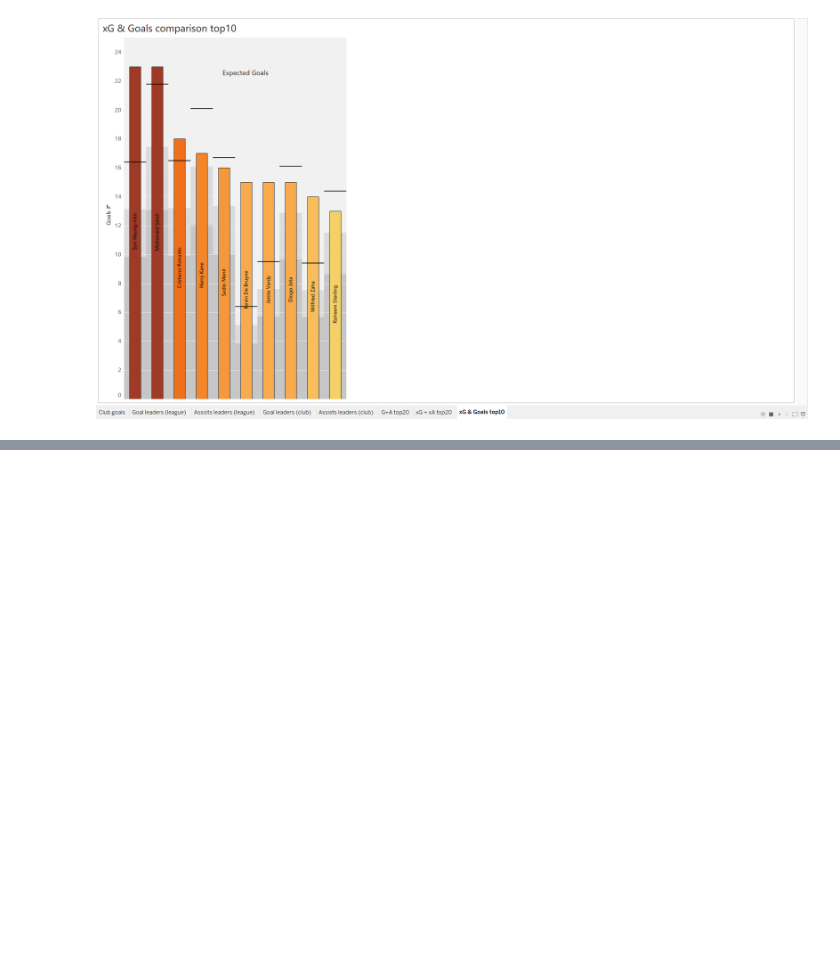
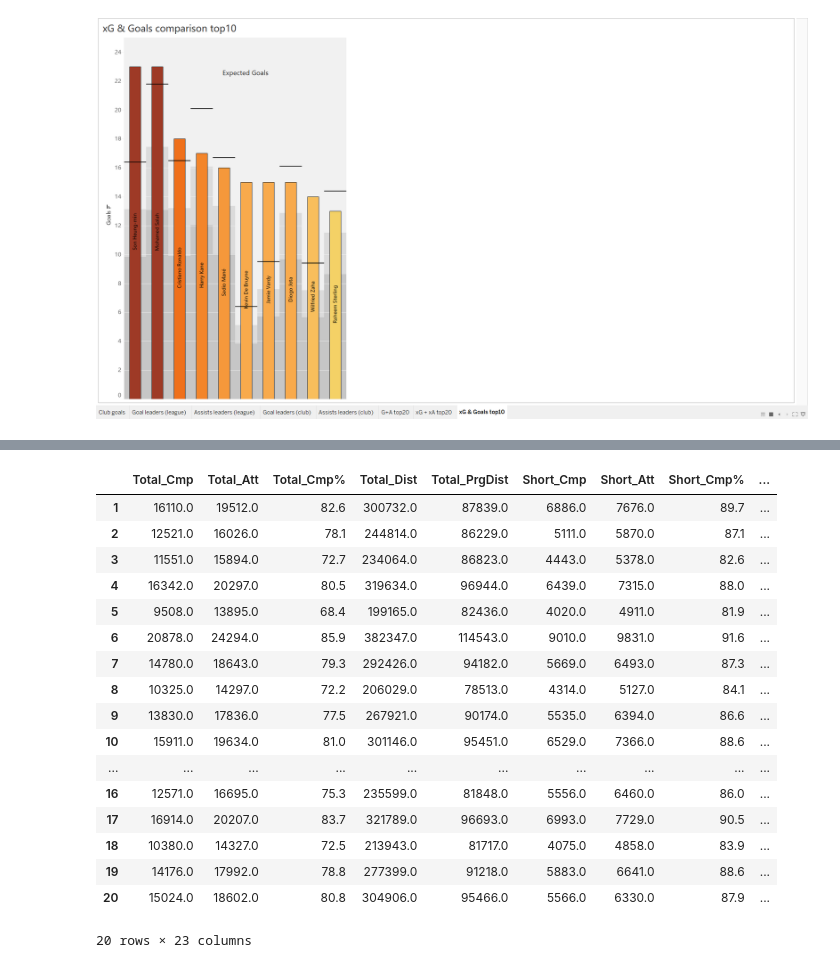
Before and after one commit to htuteja04/EDA, a Jupyter notebook: Notebooks/PL.ipynb, the cells around one changed output, grey strips where cells are left out. Saved outputs shown, nothing was run; the diff lists cells and outputs as text; code cells hidden in the pictures; blank space fills up the shorter version.

```diff
--- a/Notebooks/PL.ipynb
+++ b/Notebooks/PL.ipynb
@@ -625,0 +683,2 @@ Passing
+# %%
+Passing = Passing.drop('90s',axis=1)
@@ -625,0 +726,4 @@ Passing
+# %%
+Passing_a = Passing.drop('Squad',axis=1)
+# %%
+Passing_a[Passing_a.columns] = Passing_a[Passing_a.columns].astype(float)
@@ -625,0 +750,23 @@ Passing
+# %%
+Passing_a['Club'] = Passing['Squad']
+# %%
+Passing_a
+# %% [output]
+|  | Total_Cmp | Total_Att | Total_Cmp% | Total_Dist | Total_PrgDist | Short_Cmp | Short_Att | Short_Cmp% | ... |
+| 1 | 16110.0 | 19512.0 | 82.6 | 300732.0 | 87839.0 | 6886.0 | 7676.0 | 89.7 | ... |
+| 2 | 12521.0 | 16026.0 | 78.1 | 244814.0 | 86229.0 | 5111.0 | 5870.0 | 87.1 | ... |
+| 3 | 11551.0 | 15894.0 | 72.7 | 234064.0 | 86823.0 | 4443.0 | 5378.0 | 82.6 | ... |
+| 4 | 16342.0 | 20297.0 | 80.5 | 319634.0 | 96944.0 | 6439.0 | 7315.0 | 88.0 | ... |
+| 5 | 9508.0 | 13895.0 | 68.4 | 199165.0 | 82436.0 | 4020.0 | 4911.0 | 81.9 | ... |
+| 6 | 20878.0 | 24294.0 | 85.9 | 382347.0 | 114543.0 | 9010.0 | 9831.0 | 91.6 | ... |
+| 7 | 14780.0 | 18643.0 | 79.3 | 292426.0 | 94182.0 | 5669.0 | 6493.0 | 87.3 | ... |
+| 8 | 10325.0 | 14297.0 | 72.2 | 206029.0 | 78513.0 | 4314.0 | 5127.0 | 84.1 | ... |
+| 9 | 13830.0 | 17836.0 | 77.5 | 267921.0 | 90174.0 | 5535.0 | 6394.0 | 86.6 | ... |
+| 10 | 15911.0 | 19634.0 | 81.0 | 301146.0 | 95451.0 | 6529.0 | 7366.0 | 88.6 | ... |
+| ... | ... | ... | ... | ... | ... | ... | ... | ... | ... |
+| 16 | 12571.0 | 16695.0 | 75.3 | 235599.0 | 81848.0 | 5556.0 | 6460.0 | 86.0 | ... |
+| 17 | 16914.0 | 20207.0 | 83.7 | 321789.0 | 96693.0 | 6993.0 | 7729.0 | 90.5 | ... |
+| 18 | 10380.0 | 14327.0 | 72.5 | 213943.0 | 81717.0 | 4075.0 | 4858.0 | 83.9 | ... |
+| 19 | 14176.0 | 17992.0 | 78.8 | 277399.0 | 91218.0 | 5883.0 | 6641.0 | 88.6 | ... |
+| 20 | 15024.0 | 18602.0 | 80.8 | 304906.0 | 95466.0 | 5566.0 | 6330.0 | 87.9 | ... |
+20 rows × 23 columns
```
Also changed, not shown: parts of 17 cells of this notebook.
